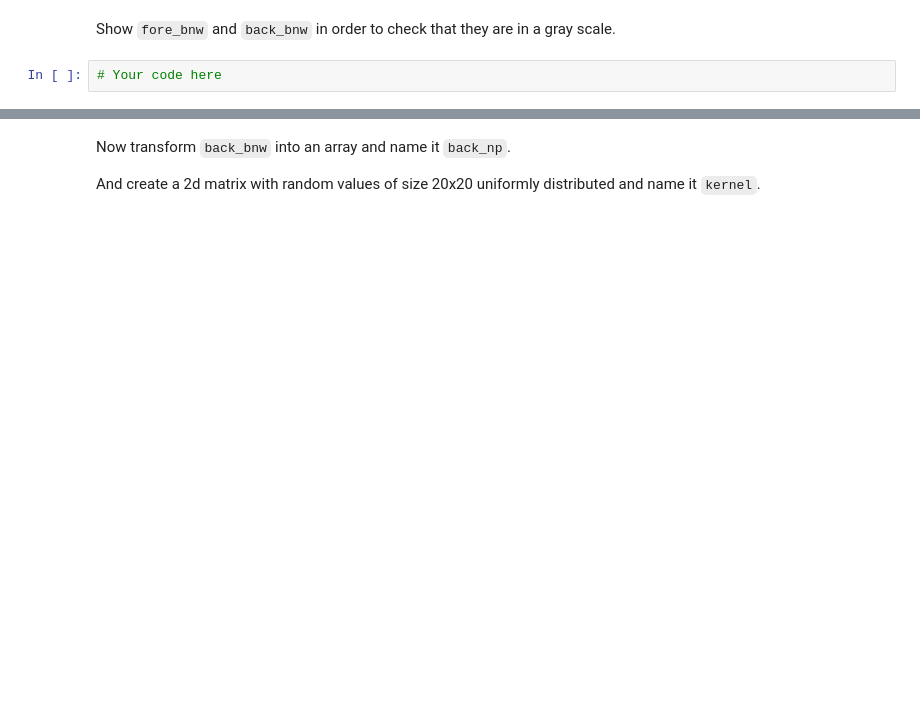
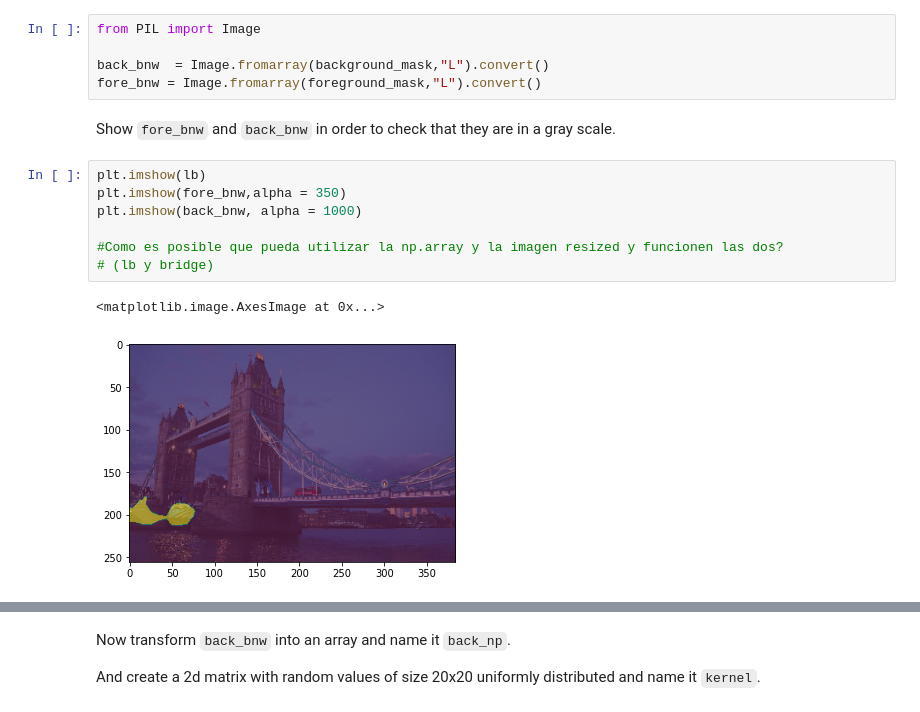
Before and after one commit to CarlosSanzDGP/lab-image-segmentation, a Jupyter notebook: main.ipynb, the cells around one changed output, grey strips where cells are left out. Saved outputs shown, nothing was run; the diff lists cells and outputs as text; blank space fills up the shorter version.

```diff
--- a/main.ipynb
+++ b/main.ipynb
@@ -104,4 +118,17 @@ Transform `foreground` and `background`, now they are arrays, to an image and co
+# %%
+from PIL import Image
+
+back_bnw  = Image.fromarray(background_mask,"L").convert()
+fore_bnw = Image.fromarray(foreground_mask,"L").convert()
 # %% [markdown]
 Show `fore_bnw` and `back_bnw` in order to check that they are in a gray scale.
-# %%
-# Your code here
+# %%
+plt.imshow(lb)
+plt.imshow(fore_bnw,alpha = 350)
+plt.imshow(back_bnw, alpha = 1000)
+
+#Como es posible que pueda utilizar la np.array y la imagen resized y funcionen las dos?
+# (lb y bridge)
+# %% [output]
+<matplotlib.image.AxesImage at 0x...>
+[figure, added]
```
Also changed, not shown: parts of 14 cells of this notebook.
